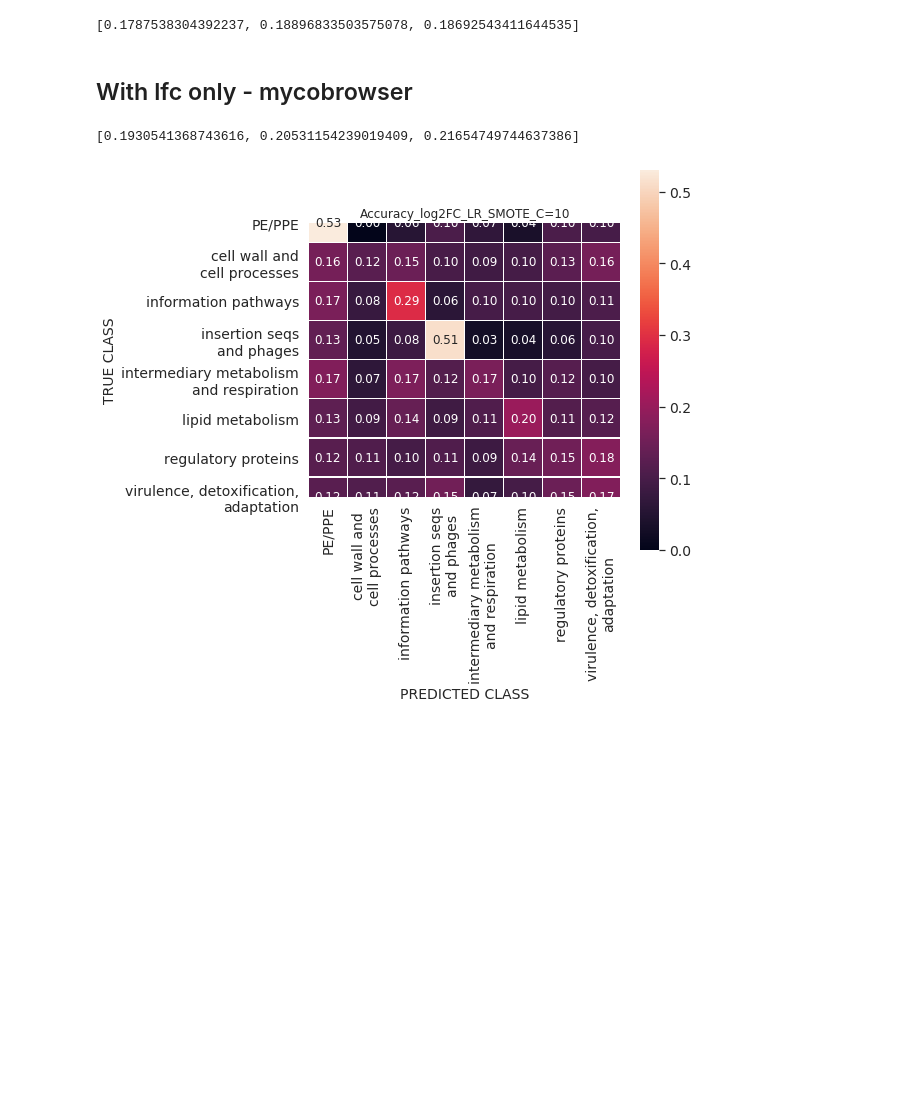
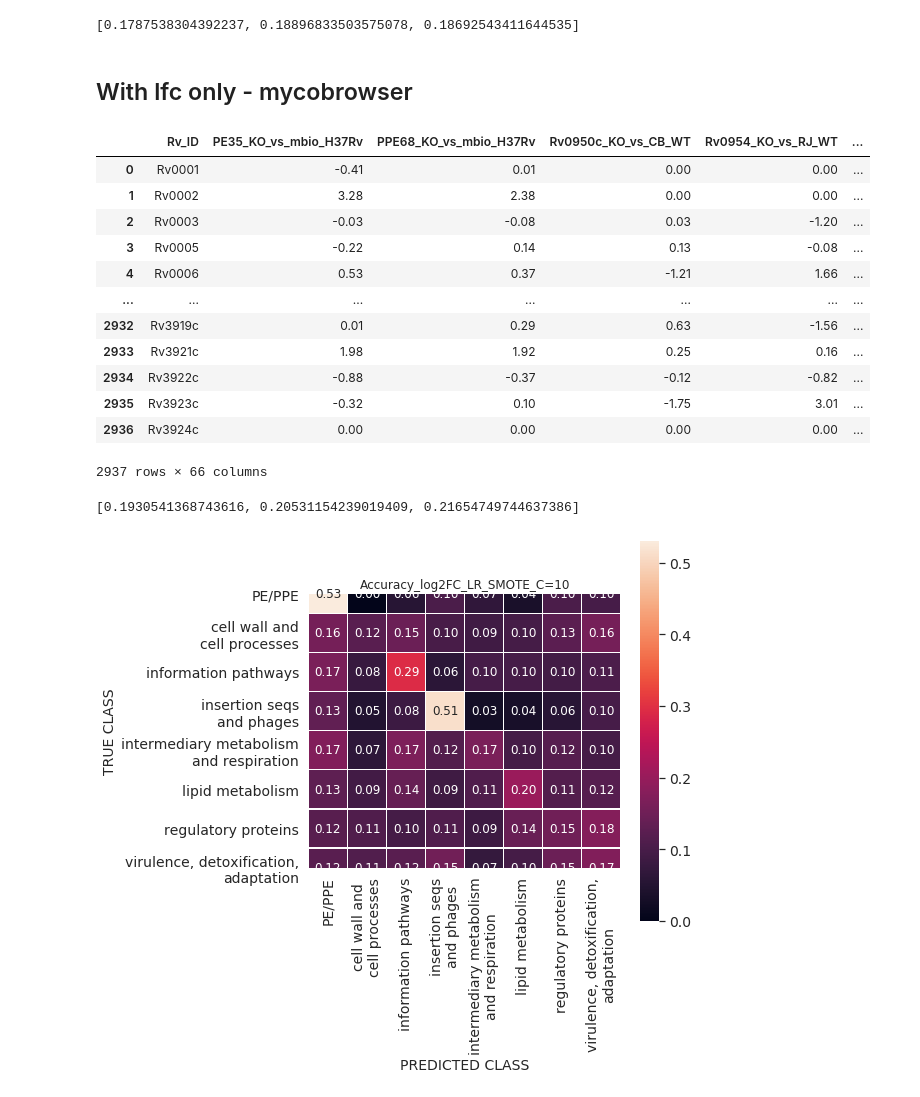
Before and after one commit to ajinich/mtb_tn_db, a Jupyter notebook: ml-standardised_data/Log_reg.ipynb, the cells around one changed output. Cells and saved outputs as stored; diff of their text form; code cells hidden in the pictures; blank space fills up the shorter version.

```diff
--- a/ml-standardised_data/Log_reg.ipynb
+++ b/ml-standardised_data/Log_reg.ipynb
@@ -201,6 +201,22 @@ from sklearn.preprocessing import normalize
 # %%
 lfc_mb_filt = pd.read_csv(
     '../data/standardized_data/cleaned_ML/lfc_mb_filt.csv')
+# %%
+lfc_mb_filt
+# %% [output]
+|  | Rv_ID | PE35_KO_vs_mbio_H37Rv | PPE68_KO_vs_mbio_H37Rv | Rv0950c_KO_vs_CB_WT | Rv0954_KO_vs_RJ_WT | ... |
+| 0 | Rv0001 | -0.41 | 0.01 | 0.00 | 0.00 | ... |
+| 1 | Rv0002 | 3.28 | 2.38 | 0.00 | 0.00 | ... |
+| 2 | Rv0003 | -0.03 | -0.08 | 0.03 | -1.20 | ... |
+| 3 | Rv0005 | -0.22 | 0.14 | 0.13 | -0.08 | ... |
+| 4 | Rv0006 | 0.53 | 0.37 | -1.21 | 1.66 | ... |
+| ... | ... | ... | ... | ... | ... | ... |
+| 2932 | Rv3919c | 0.01 | 0.29 | 0.63 | -1.56 | ... |
+| 2933 | Rv3921c | 1.98 | 1.92 | 0.25 | 0.16 | ... |
+| 2934 | Rv3922c | -0.88 | -0.37 | -0.12 | -0.82 | ... |
+| 2935 | Rv3923c | -0.32 | 0.10 | -1.75 | 3.01 | ... |
+| 2936 | Rv3924c | 0.00 | 0.00 | 0.00 | 0.00 | ... |
+2937 rows × 66 columns
 # %%
 value_cols = [col for col in lfc_mb_filt.columns if col not in [
     'Rv_ID', 'Functional_Category']]
```
Also changed, not shown: parts of 1 cell of this notebook, 9 other files.
